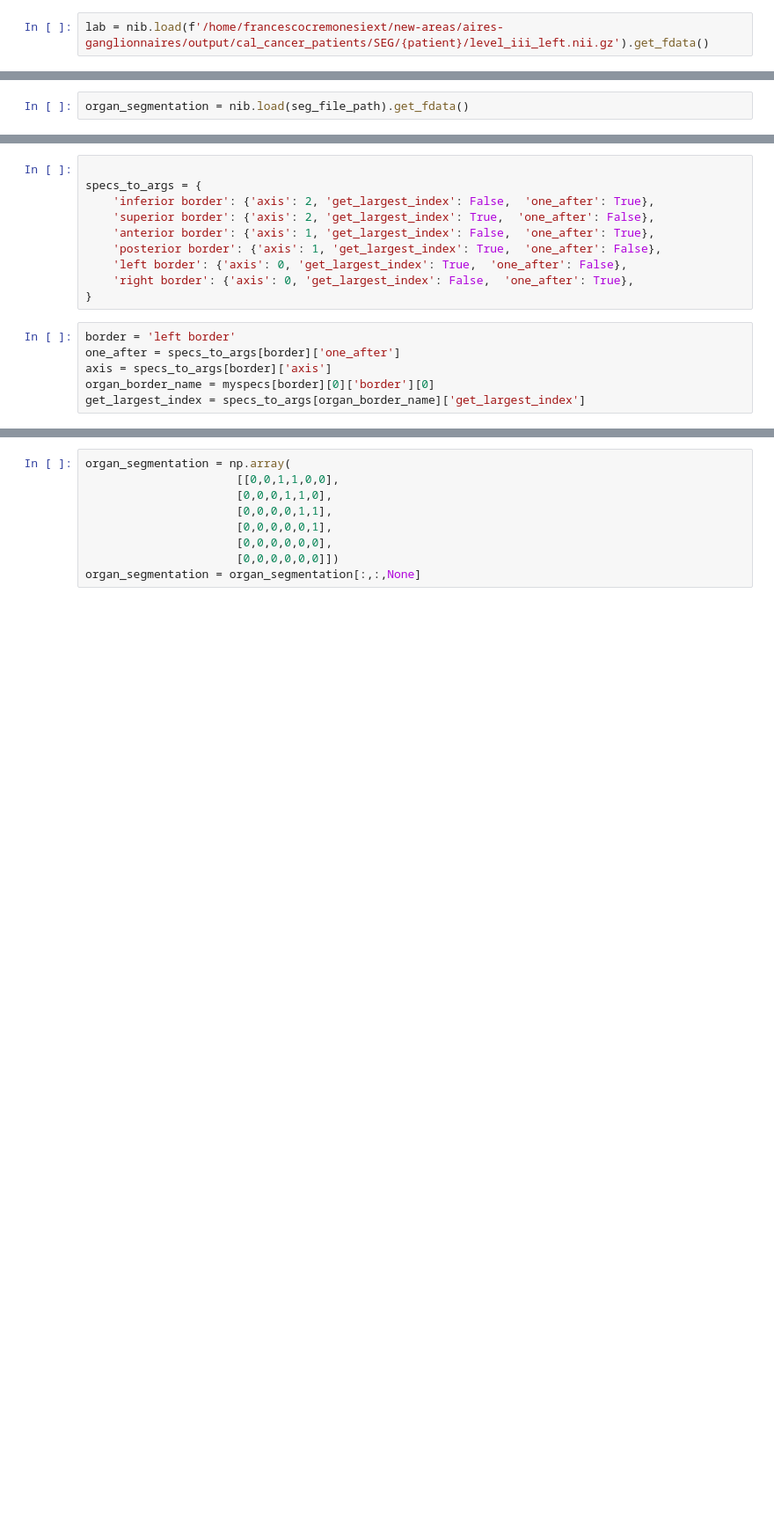
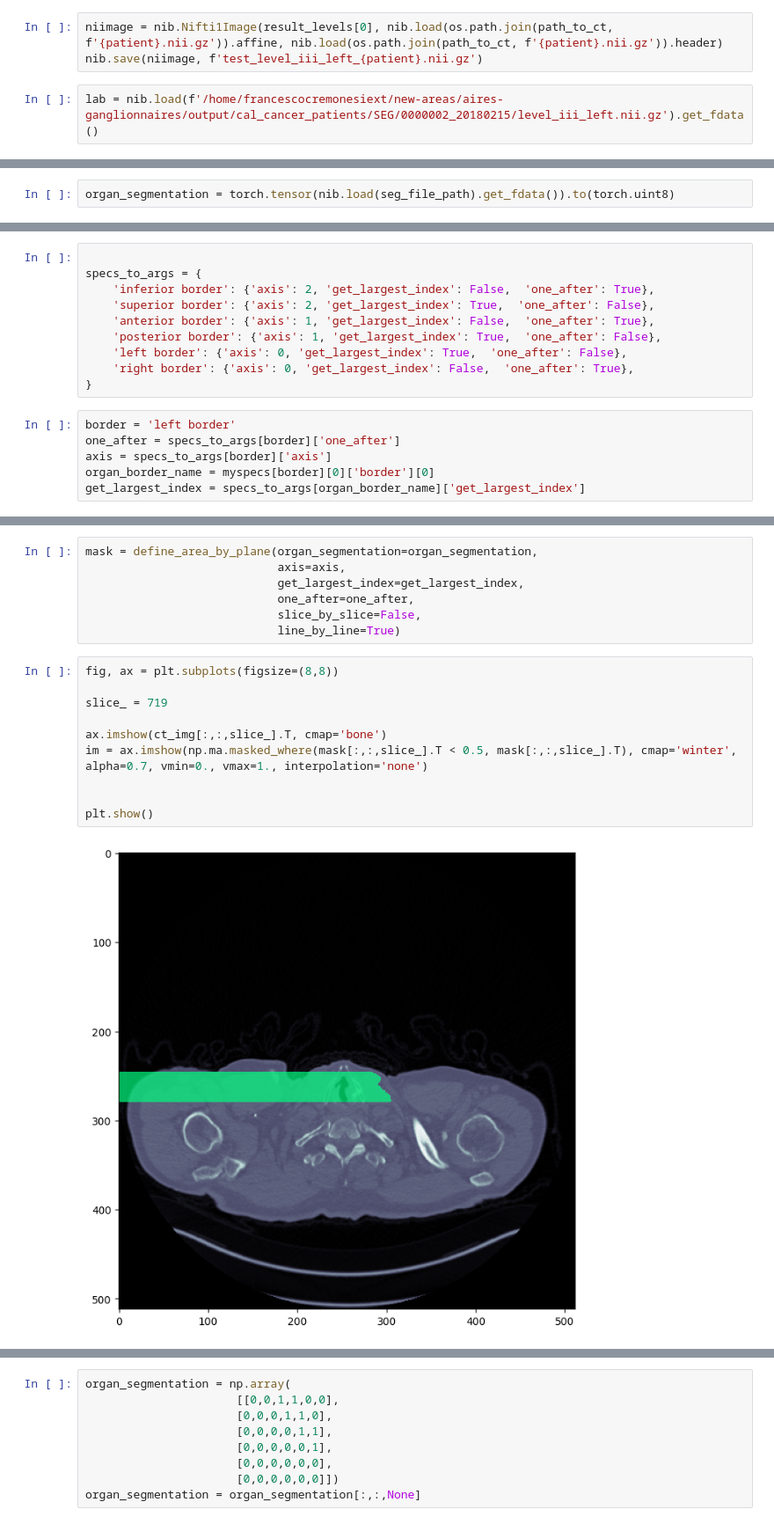
Before and after one commit to sharkovsky/aires-ganglionnaires, a Jupyter notebook: aires-ganglionnaires-cervicales.ipynb, the cells around one changed output, grey strips where cells are left out. Shown at 88% size. Saved outputs shown, nothing was run; the diff lists cells and outputs as text; blank space fills up the shorter version.

```diff
--- a/aires-ganglionnaires-cervicales.ipynb
+++ b/aires-ganglionnaires-cervicales.ipynb
@@ -150,7 +145,10 @@ Finished loading sternocleidomastoid_left.nii.gz
 # %%
 ct_img = nib.load(os.path.join(path_to_ct, f'{patient}.nii.gz')).get_fdata()
+# %%
+niimage = nib.Nifti1Image(result_levels[0], nib.load(os.path.join(path_to_ct, f'{patient}.nii.gz')).affine, nib.load(os.path.join(path_to_ct, f'{patient}.nii.gz')).header)
+nib.save(niimage, f'test_level_iii_left_{patient}.nii.gz')
 # %%
-lab = nib.load(f'/home/francescocremonesiext/new-areas/aires-ganglionnaires/output/cal_cancer_patients/SEG/{patient}/level_iii_left.nii.gz').get_fdata()
+lab = nib.load(f'/home/francescocremonesiext/new-areas/aires-ganglionnaires/output/cal_cancer_patients/SEG/0000002_20180215/level_iii_left.nii.gz').get_fdata()
 # %%
 fig, ax = plt.subplots(1,2,figsize=(12,8))
 
@@ -211,4 +213,4 @@ seg_file_path
 # %% [output]
 '/mnt/nas/database_CAL_immuno_lucie/pet_metrics_project/runs/cal_cancer_patients/seg_and_metrics_run_2024_04_09/output/SEG/headneck_muscles/0000002_20171205/sternocleidomastoid_left.nii.gz'
 # %%
-organ_segmentation = nib.load(seg_file_path).get_fdata()
+organ_segmentation = torch.tensor(nib.load(seg_file_path).get_fdata()).to(torch.uint8)
@@ -230,0 +251,19 @@ get_largest_index = specs_to_args[organ_border_name]['get_largest_index']
+# %%
+mask = define_area_by_plane(organ_segmentation=organ_segmentation,
+                            axis=axis,
+                            get_largest_index=get_largest_index,
+                            one_after=one_after,
+                            slice_by_slice=False,
+                            line_by_line=True)
+# %%
+fig, ax = plt.subplots(figsize=(8,8))
+
+slice_ = 719
+
+ax.imshow(ct_img[:,:,slice_].T, cmap='bone')
+im = ax.imshow(np.ma.masked_where(mask[:,:,slice_].T < 0.5, mask[:,:,slice_].T), cmap='winter', alpha=0.7, vmin=0., vmax=1., interpolation='none')
+
+
+plt.show()
+# %% [output]
+[figure, added]
```
Also changed, not shown: parts of 34 cells of this notebook.
